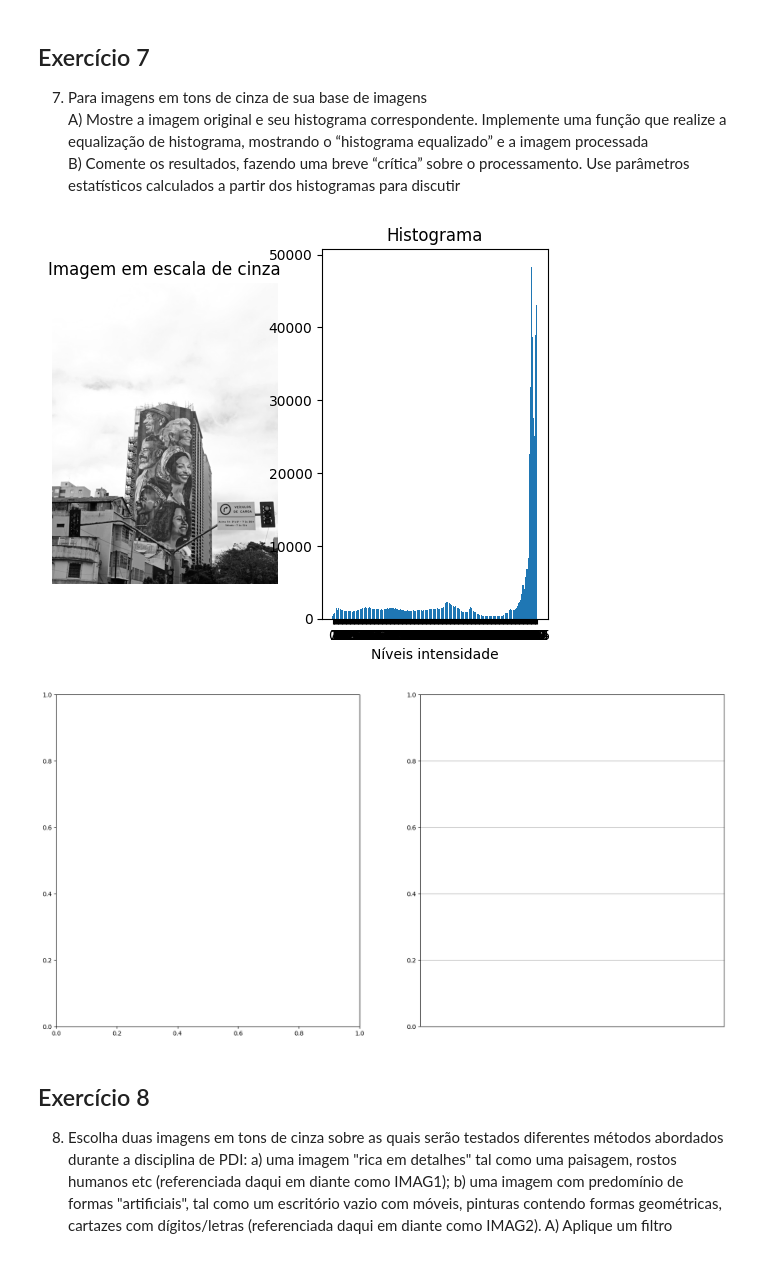
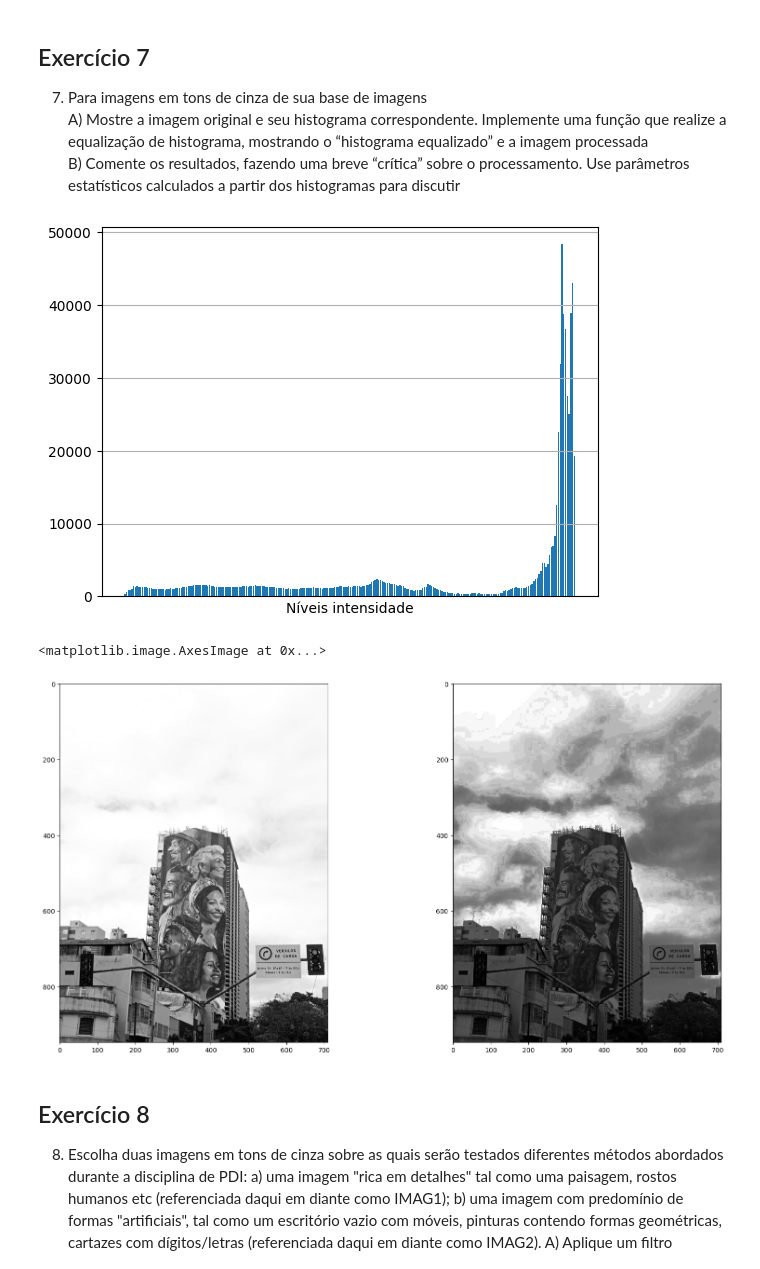
Before and after one commit to JoaoMMenezes/Processamento-Digital-de-Imagens, a Jupyter notebook: lista_2.ipynb, the cells around one changed output. Cells and saved outputs as stored; diff of their text form; code cells hidden in the pictures.

```diff
--- a/lista_2.ipynb
+++ b/lista_2.ipynb
@@ -45,43 +45,80 @@ def instantiate_histogram():
 
     hist_dct = {hist_array[i]: hist_array[i + 1] for i in range(0, len(hist_array), 2)}
     return hist_dct
 
 # Função para contar a quantidade de valores de intensidade
 def count_intensity_values(hist, img):
     for row in img:
         for column in row:
             hist[str(int(column))] = hist[str(int(column))] + 1
 
     return hist
 
 # Função para plotar o histograma
 def plot_hist(hist, gray_img, hist2=''):
     if hist2 != '':
         figure, axarr = plt.subplots(1,2, figsize=(20, 10))
         axarr[0].bar(hist.keys(), hist.values())
         axarr[1].bar(hist2.keys(), hist2.values())
     else:
-        plt.subplot(1,2,1)
-        plt.title('Imagem em escala de cinza')
-        plt.imshow(gray_img, cmap='gray')
-        plt.axis('off')
-
-        plt.subplot(1,2,2)
-        plt.title('Histograma')
         plt.bar(hist.keys(), hist.values())
         plt.xlabel("Níveis intensidade")
-        ax = plt.subplots(1,2, figsize=(20, 10))
         ax = plt.gca()
         ax.axes.xaxis.set_ticks([])
         plt.grid(True)
         plt.show()
 
 histogram = instantiate_histogram()
 histogram = count_intensity_values(histogram, grayscale_img)
 plot_hist(histogram, grayscale_img)
 # %% [output]
-[figure, old version]
+[figure, new version]
-[figure, removed]
+# %%
+def get_hist_proba(hist, n_pixels):
+    hist_proba = {}
+    for i in range(0, 256):
+        hist_proba[str(i)] = hist[str(i)] / n_pixels
+
+    return hist_proba
+n_pixels = grayscale_img.shape[0] * grayscale_img.shape[1]
+hist_proba = get_hist_proba(histogram, n_pixels)
+
+def get_accumulated_proba(hist_proba):
+    acc_proba = {}
+    sum_proba = 0
+
+    for i in range(0, 256):
+        if i == 0:
+            pass
+        else:
+            sum_proba += hist_proba[str(i - 1)]
+
+        acc_proba[str(i)] = hist_proba[str(i)] + sum_proba
+    return acc_proba
+accumulated_proba = get_accumulated_proba(hist_proba)
+
+def get_new_gray_value(acc_proba):
+    new_gray_value = {}
+
+    for i in range(0, 256):
+        new_gray_value[str(i)] = np.ceil(acc_proba[str(i)] * 255)
+    return new_gray_value
+new_gray_value = get_new_gray_value(accumulated_proba)
+
+def equalize_hist(img, new_gray_value):
+    for row in range(img.shape[0]):
+        for column in range(img.shape[1]):
+            img[row][column] = new_gray_value[str(int(img[row] [column]))]
+
+    return img
+
+eq_img = equalize_hist(grayscale_img.copy(), new_gray_value)
+figure, axarr = plt.subplots(1,2, figsize=(20, 10))
+axarr[0].imshow(grayscale_img, cmap='gray')
+axarr[1].imshow(eq_img, cmap='gray')
+# %% [output]
+<matplotlib.image.AxesImage at 0x...>
+[figure, added]
 # %% [markdown]
 ## Exercício 8
 8. Escolha duas imagens em tons de cinza sobre as quais serão testados diferentes métodos
```
